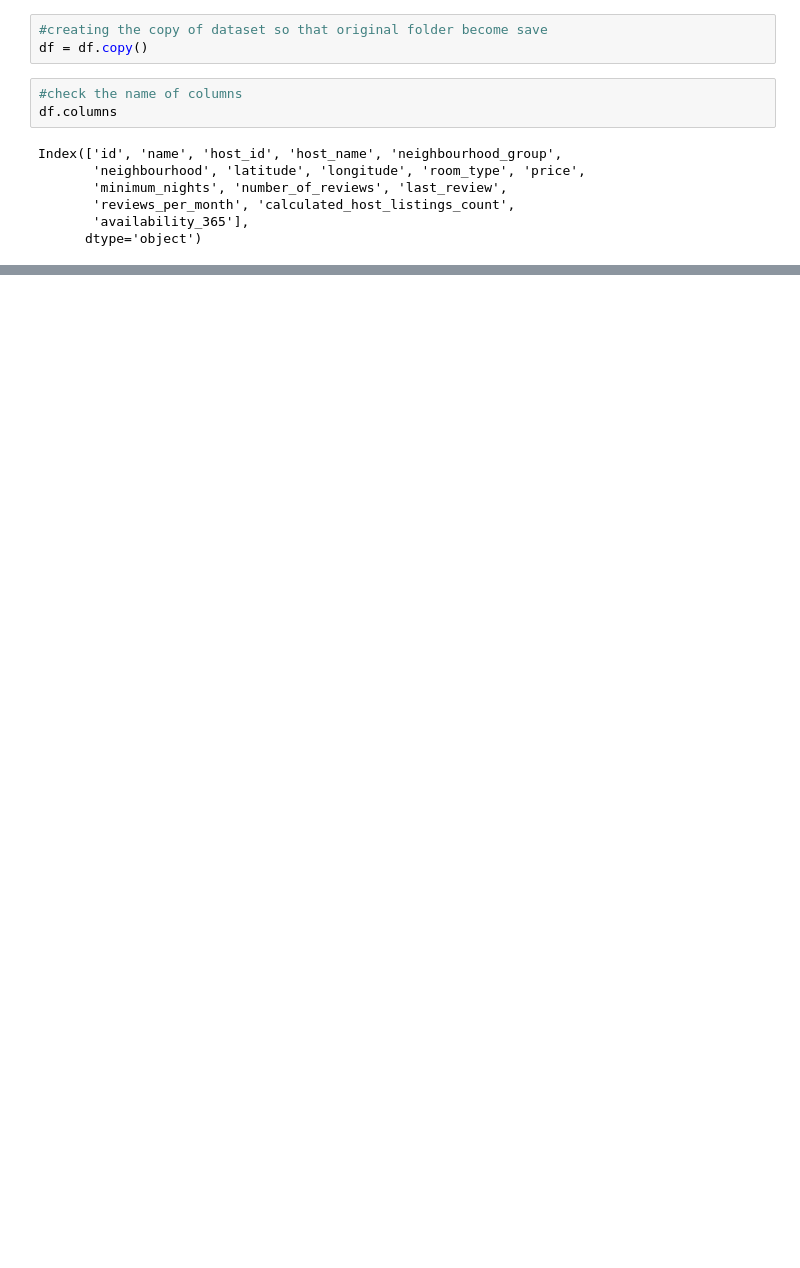
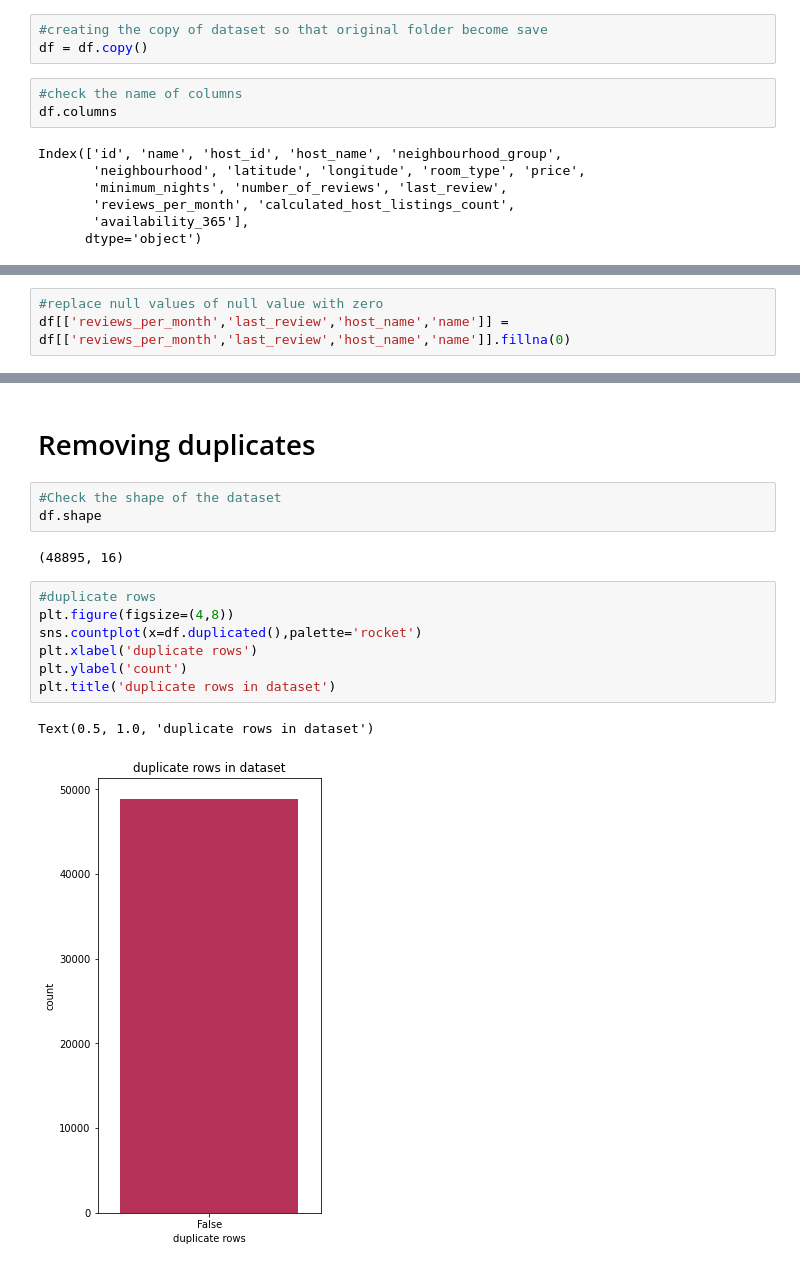
Before and after one commit to yashwany/EDA-Capstone-Project-on-Airbnb, a Jupyter notebook: EDA_Capstone_Project_on_Airbnb.ipynb, the cells around one changed output, grey strips where cells are left out. Drawn from its saved outputs; the diff is of its cells as text; blank space fills up the shorter version.

```diff
--- a/EDA_Capstone_Project_on_Airbnb.ipynb
+++ b/EDA_Capstone_Project_on_Airbnb.ipynb
@@ -140,0 +194,3 @@ Index(['id', 'name', 'host_id', 'host_name', 'neighbourhood_group',
+# %%
+#replace null values of null value with zero
+df[['reviews_per_month','last_review','host_name','name']] = df[['reviews_per_month','last_review','host_name','name']].fillna(0)
@@ -140,0 +207,17 @@ Index(['id', 'name', 'host_id', 'host_name', 'neighbourhood_group',
+# %% [markdown]
+# Removing duplicates
+# %%
+#Check the shape of the dataset
+df.shape
+# %% [output]
+(48895, 16)
+# %%
+#duplicate rows
+plt.figure(figsize=(4,8))
+sns.countplot(x=df.duplicated(),palette='rocket')
+plt.xlabel('duplicate rows')
+plt.ylabel('count')
+plt.title('duplicate rows in dataset')
+# %% [output]
+Text(0.5, 1.0, 'duplicate rows in dataset')
+[figure, added]
```
Also changed, not shown: parts of 7 cells of this notebook.
